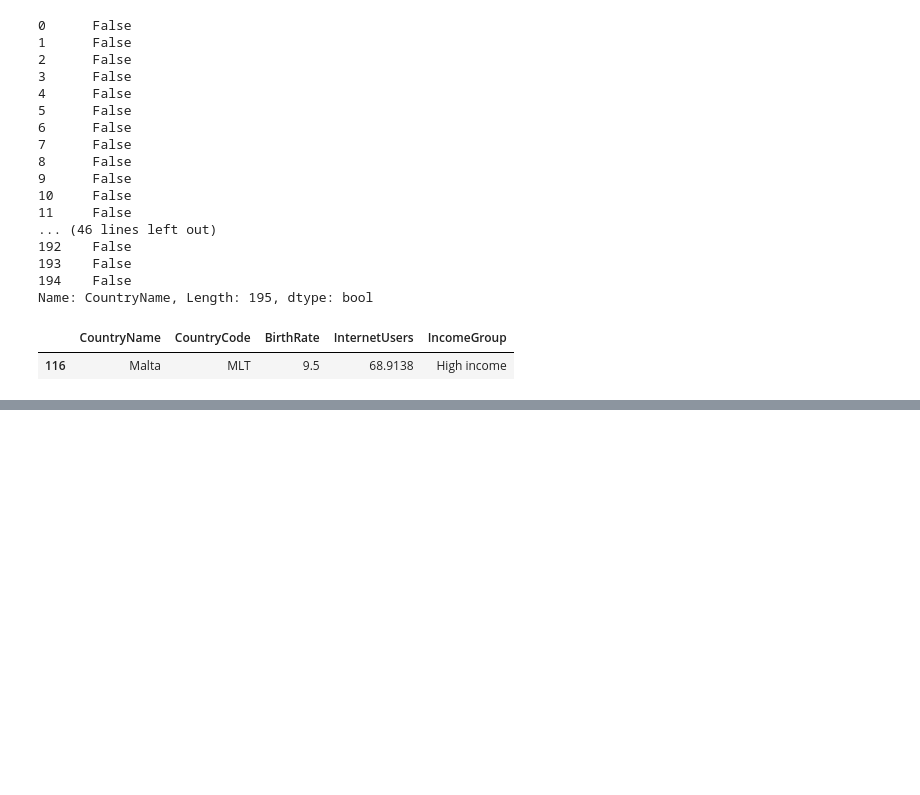
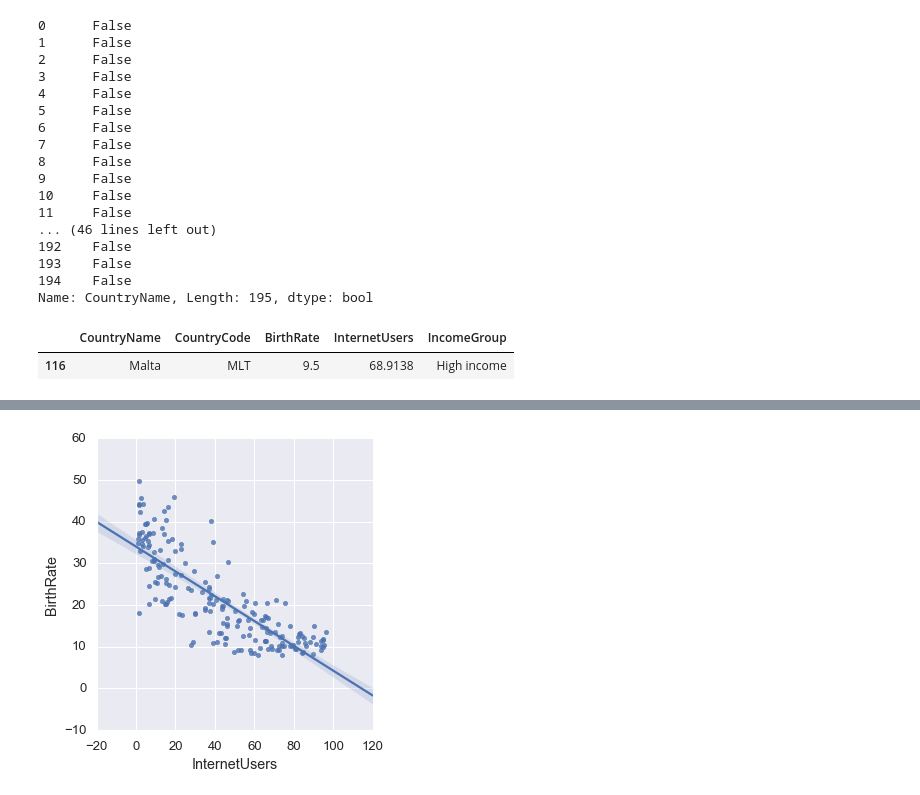
Before and after one commit to moshohel/python-for-data-science, a Jupyter notebook: Data Frames.ipynb, the cells around one changed output, grey strips where cells are left out. Cells and saved outputs as stored; diff of their text form; code cells hidden in the pictures; blank space fills up the shorter version.

```diff
--- a/Data Frames.ipynb
+++ b/Data Frames.ipynb
@@ -646,0 +743,4 @@ stats[stats.CountryName == "Malta"]
+# %%
+vis3 = sns.lmplot(x='InternetUsers', y='BirthRate', data=stats)
+# %% [output]
+[figure, added]
```
Also changed, not shown: parts of 31 cells of this notebook, 4 other files.
